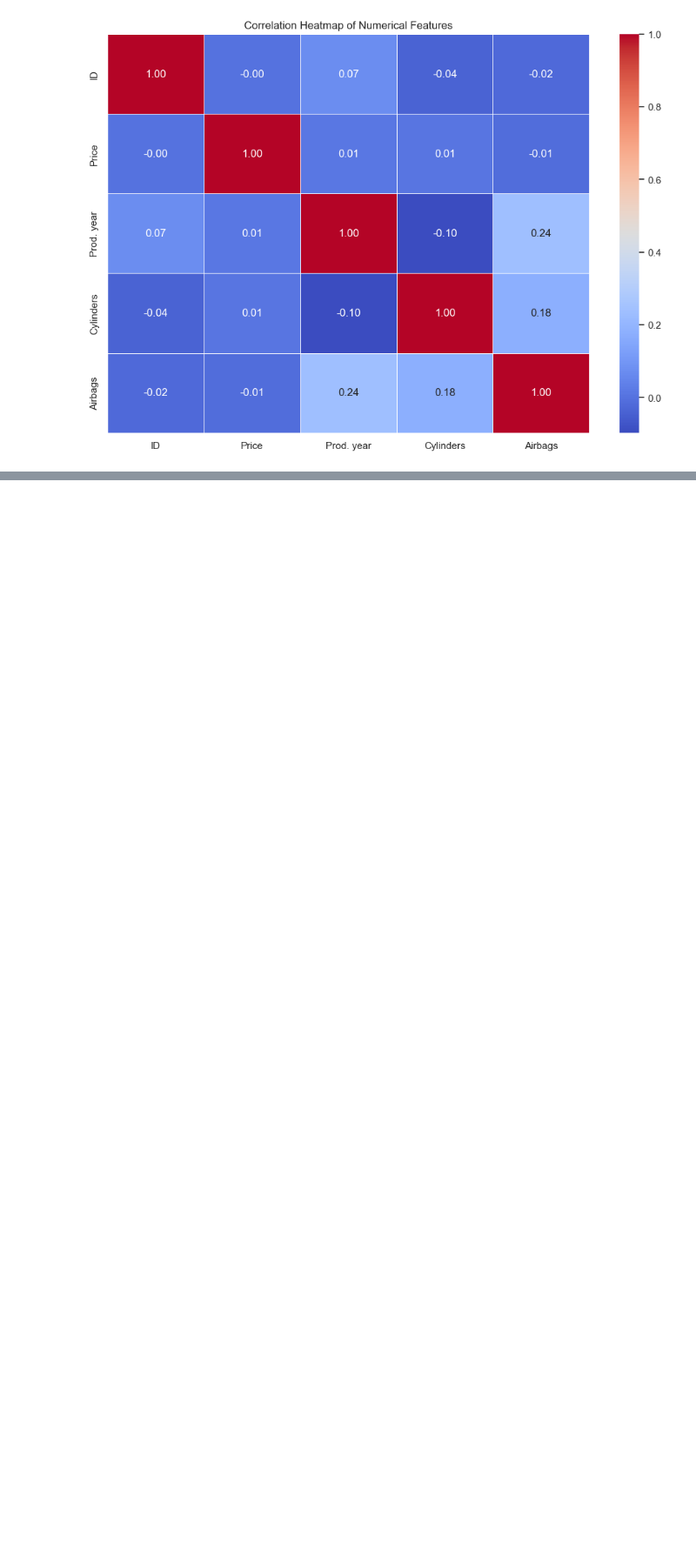
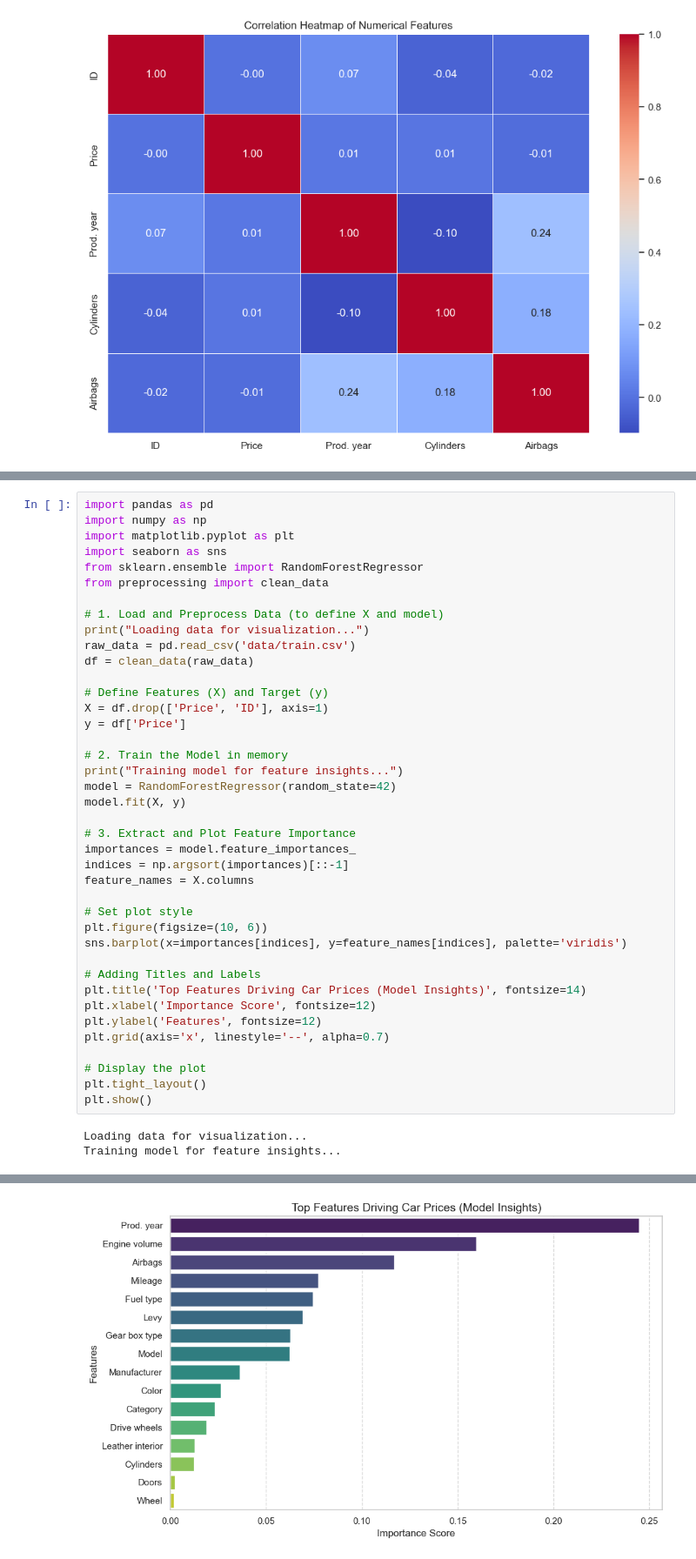
Before and after one commit to youssefelbaz99/car_price_prediction, a Jupyter notebook: eda.ipynb, the cells around one changed output, grey strips where cells are left out. Shown at 87% size. Saved outputs shown, nothing was run; the diff lists cells and outputs as text; blank space fills up the shorter version.

```diff
--- a/eda.ipynb
+++ b/eda.ipynb
@@ -125,0 +144,43 @@ plt.show()
+# %%
+import pandas as pd
+import numpy as np
+import matplotlib.pyplot as plt
+import seaborn as sns
+from sklearn.ensemble import RandomForestRegressor
+from preprocessing import clean_data
+
+# 1. Load and Preprocess Data (to define X and model)
+print("Loading data for visualization...")
+raw_data = pd.read_csv('data/train.csv')
+df = clean_data(raw_data)
+
+# Define Features (X) and Target (y)
+X = df.drop(['Price', 'ID'], axis=1)
+y = df['Price']
+
+# 2. Train the Model in memory
+print("Training model for feature insights...")
+model = RandomForestRegressor(random_state=42)
+model.fit(X, y)
+
+# 3. Extract and Plot Feature Importance
+importances = model.feature_importances_
+indices = np.argsort(importances)[::-1]
+feature_names = X.columns
+
+# Set plot style
+plt.figure(figsize=(10, 6))
+sns.barplot(x=importances[indices], y=feature_names[indices], palette='viridis')
+
+# Adding Titles and Labels
+plt.title('Top Features Driving Car Prices (Model Insights)', fontsize=14)
+plt.xlabel('Importance Score', fontsize=12)
+plt.ylabel('Features', fontsize=12)
+plt.grid(axis='x', linestyle='--', alpha=0.7)
+
+# Display the plot
+plt.tight_layout()
+plt.show()
+# %% [output]
+Loading data for visualization...
+Training model for feature insights...
@@ -126 +190,2 @@ plt.show()
+[figure, added]
 # %% [markdown]
```
Also changed, not shown: parts of 9 cells of this notebook.
